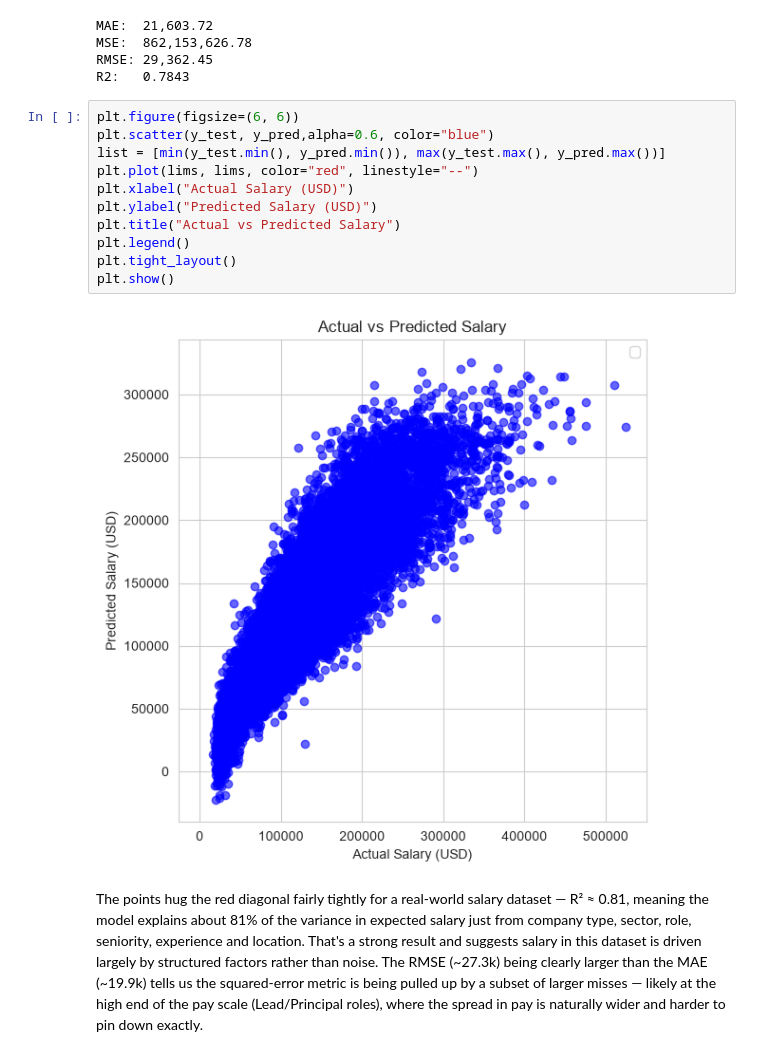
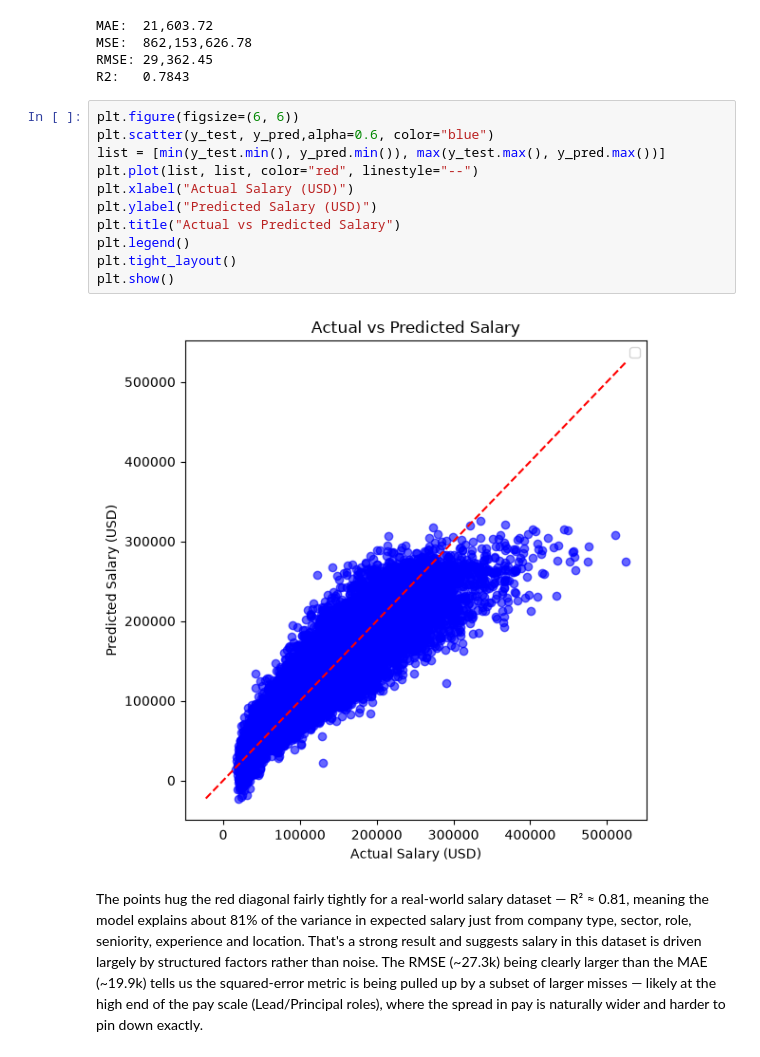
Before and after one commit to ashish2510074/MLCoE-task2_Supervised_Machine_Learning, a Jupyter notebook: MLCoE-task2_Supervised_Machine_Learning/MLCoE-task2.ipynb, the cells around one changed output. Cells and saved outputs as stored; diff of their text form.

```diff
--- a/MLCoE-task2_Supervised_Machine_Learning/MLCoE-task2.ipynb
+++ b/MLCoE-task2_Supervised_Machine_Learning/MLCoE-task2.ipynb
@@ -189,16 +190,16 @@ R2:   0.7843
 # %%
 plt.figure(figsize=(6, 6))
 plt.scatter(y_test, y_pred,alpha=0.6, color="blue")
 list = [min(y_test.min(), y_pred.min()), max(y_test.max(), y_pred.max())]
-plt.plot(lims, lims, color="red", linestyle="--")
+plt.plot(list, list, color="red", linestyle="--")
 plt.xlabel("Actual Salary (USD)")
 plt.ylabel("Predicted Salary (USD)")
 plt.title("Actual vs Predicted Salary")
 plt.legend()
 plt.tight_layout()
 plt.show()
 # %% [output]
-[figure, old version]
+[figure, new version]
 # %% [markdown]
 The points hug the red diagonal fairly tightly for a real-world salary dataset — R² ≈ 0.81, meaning the model
 explains about 81% of the variance in expected salary just from company type, sector, role, seniority, experience
```
Also changed, not shown: parts of 11 cells of this notebook, 1 other file.
